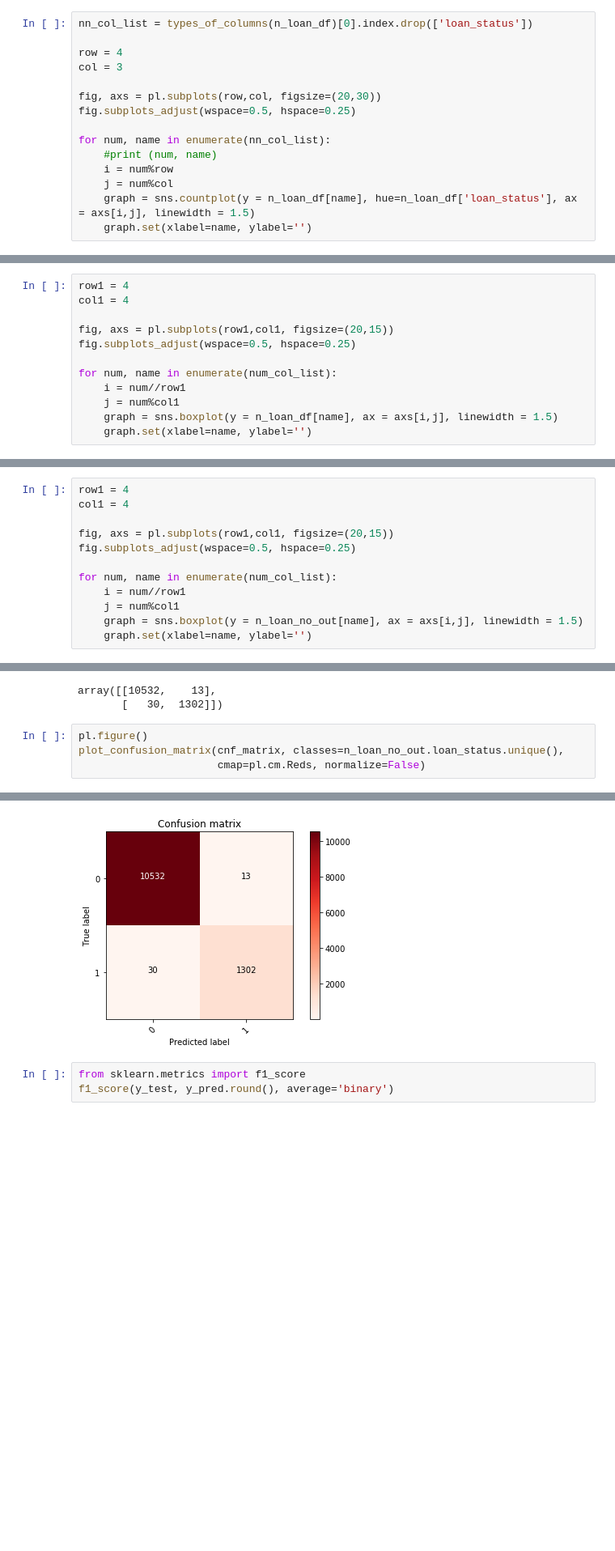
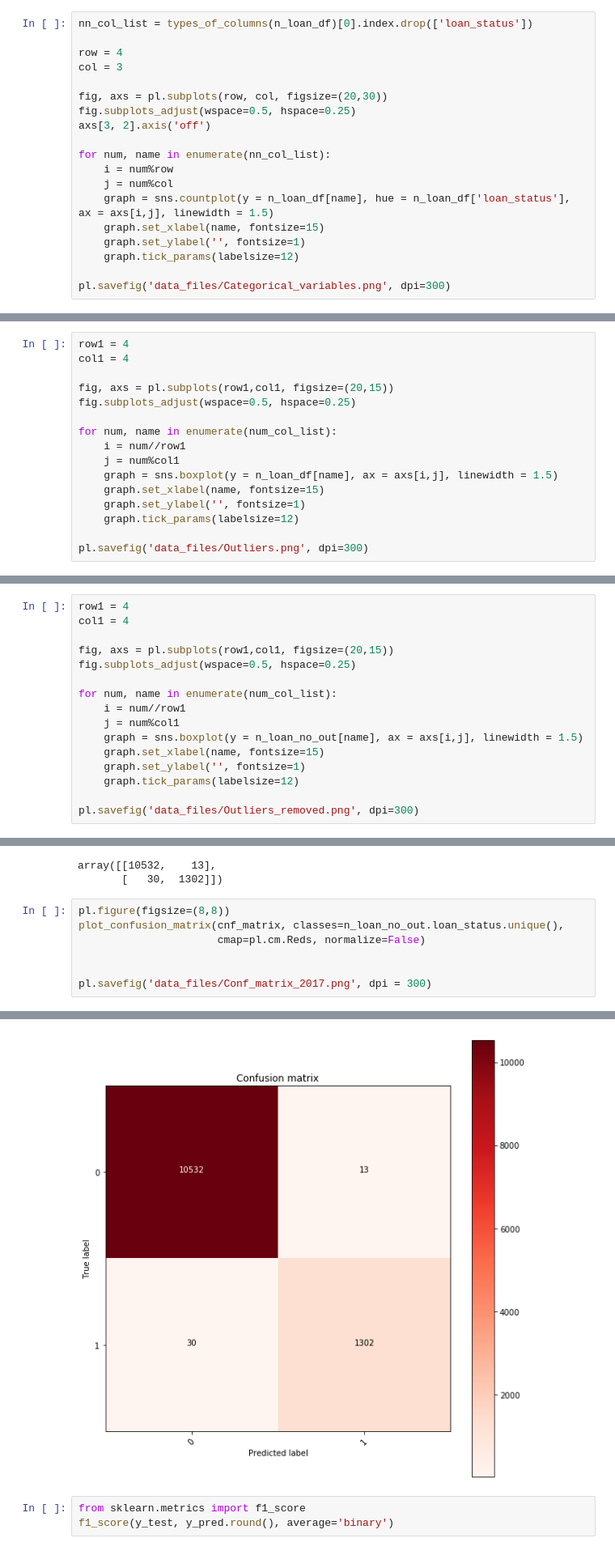
Before and after one commit to jpinzonc/Problem_loan_prediction, a Jupyter notebook: Problem_loan_prediction_code.ipynb, the cells around one changed output, grey strips where cells are left out. Shown at 81% size. Saved outputs shown, nothing was run; the diff lists cells and outputs as text; blank space fills up the shorter version.

```diff
--- a/Problem_loan_prediction_code.ipynb
+++ b/Problem_loan_prediction_code.ipynb
@@ -307,13 +315,17 @@ nn_col_list = types_of_columns(n_loan_df)[0].index.drop(['loan_status'])
 row = 4
 col = 3
 
-fig, axs = pl.subplots(row,col, figsize=(20,30))
+fig, axs = pl.subplots(row, col, figsize=(20,30))
 fig.subplots_adjust(wspace=0.5, hspace=0.25)
+axs[3, 2].axis('off')
 
 for num, name in enumerate(nn_col_list):
-    #print (num, name)
     i = num%row
     j = num%col
-    graph = sns.countplot(y = n_loan_df[name], hue=n_loan_df['loan_status'], ax = axs[i,j], linewidth = 1.5)
-    graph.set(xlabel=name, ylabel='')
+    graph = sns.countplot(y = n_loan_df[name], hue = n_loan_df['loan_status'], ax = axs[i,j], linewidth = 1.5)
+    graph.set_xlabel(name, fontsize=15)
+    graph.set_ylabel('', fontsize=1)
+    graph.tick_params(labelsize=12)
+
+pl.savefig('data_files/Categorical_variables.png', dpi=300)
 # %% [output]
@@ -424,5 +436,9 @@ for num, name in enumerate(num_col_list):
     i = num//row1
     j = num%col1
     graph = sns.boxplot(y = n_loan_df[name], ax = axs[i,j], linewidth = 1.5)
-    graph.set(xlabel=name, ylabel='')
+    graph.set_xlabel(name, fontsize=15)
+    graph.set_ylabel('', fontsize=1)
+    graph.tick_params(labelsize=12)
+
+pl.savefig('data_files/Outliers.png', dpi=300)
 # %% [output]
@@ -469,5 +485,9 @@ for num, name in enumerate(num_col_list):
     i = num//row1
     j = num%col1
     graph = sns.boxplot(y = n_loan_no_out[name], ax = axs[i,j], linewidth = 1.5)
-    graph.set(xlabel=name, ylabel='')
+    graph.set_xlabel(name, fontsize=15)
+    graph.set_ylabel('', fontsize=1)
+    graph.tick_params(labelsize=12)
+
+pl.savefig('data_files/Outliers_removed.png', dpi=300)
 # %% [output]
@@ -718,12 +747,15 @@ cnf_matrix
 array([[10532,    13],
        [   30,  1302]])
 # %%
-pl.figure()
+pl.figure(figsize=(8,8))
 plot_confusion_matrix(cnf_matrix, classes=n_loan_no_out.loan_status.unique(),
                       cmap=pl.cm.Reds, normalize=False)
+
+
+pl.savefig('data_files/Conf_matrix_2017.png', dpi = 300)
 # %% [output]
 Confusion matrix, without normalization
-[figure, old version]
+[figure, new version]
 # %%
 from sklearn.metrics import f1_score
 f1_score(y_test, y_pred.round(), average='binary')
```
Also changed, not shown: parts of 25 cells of this notebook, 7 other files.
